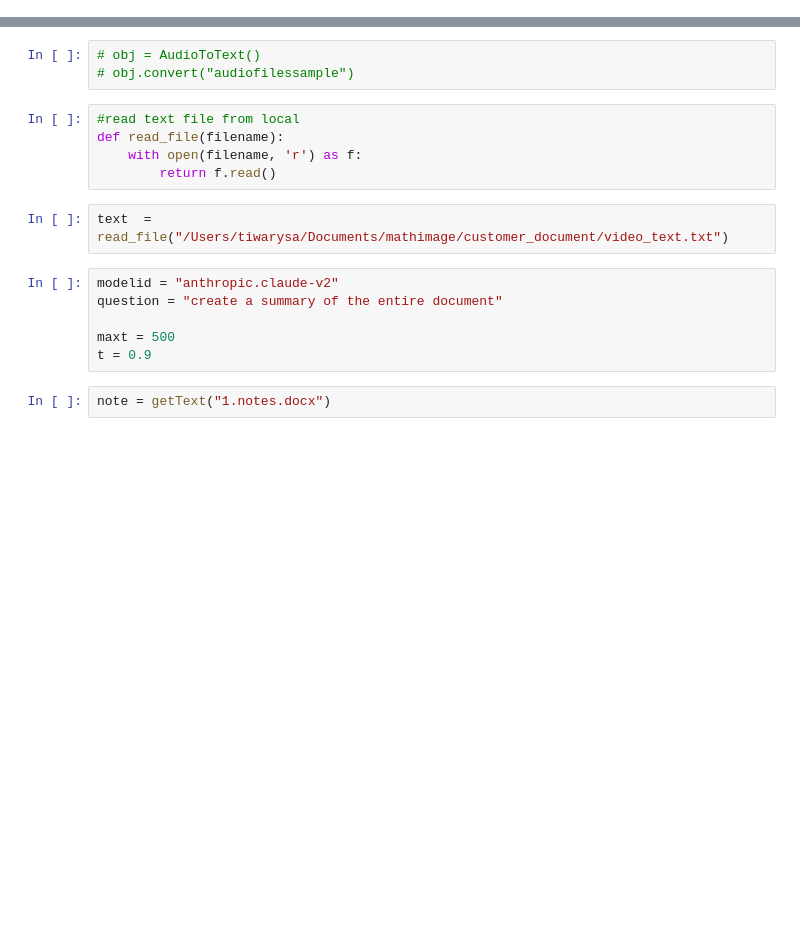
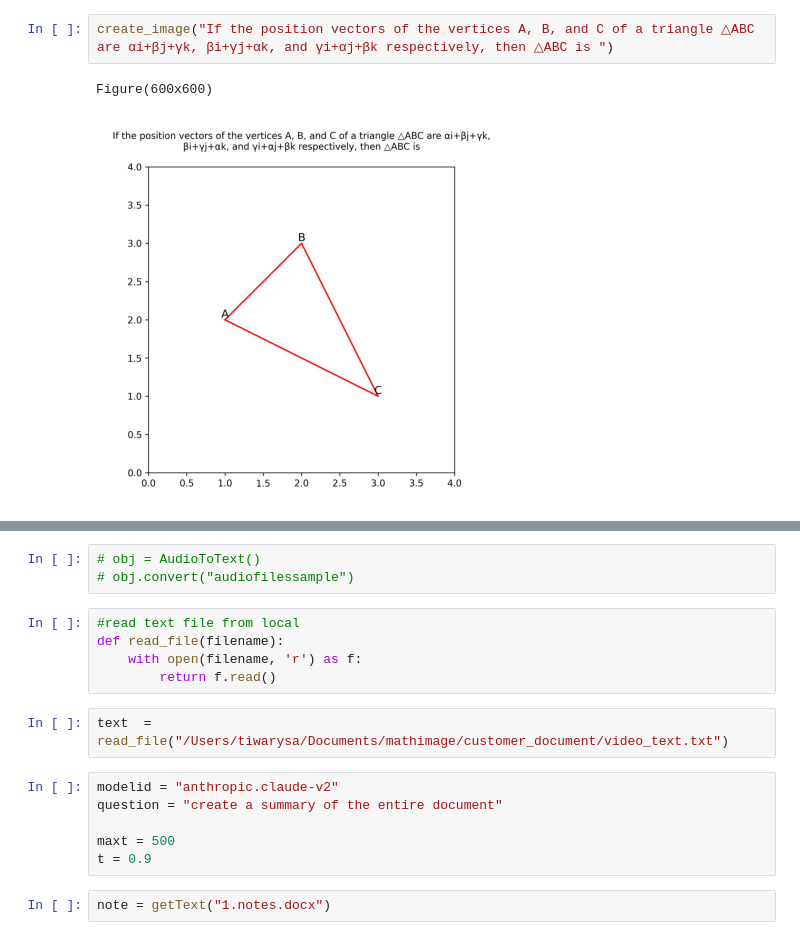
Before and after one commit to SanjayTiwaryMLAI/mathimage, a Jupyter notebook: Final_math question_generation.ipynb, the cells around one changed output, grey strips where cells are left out. Cells and saved outputs as stored; diff of their text form; blank space fills up the shorter version.

```diff
--- a/Final_math question_generation.ipynb
+++ b/Final_math question_generation.ipynb
@@ -51 +56,6 @@ body = json.dumps({"prompt": prompt, "max_tokens_to_sample": 1000, "temperature"
+# %%
+create_image("If the position vectors of the vertices A, B, and C of a triangle △ABC are αi+βj+γk, βi+γj+αk, and γi+αj+βk respectively, then △ABC is ")
+# %% [output]
+Figure(600x600)
+[figure, added]
 # %%
```
Also changed, not shown: parts of 18 cells of this notebook, 10 other files.
